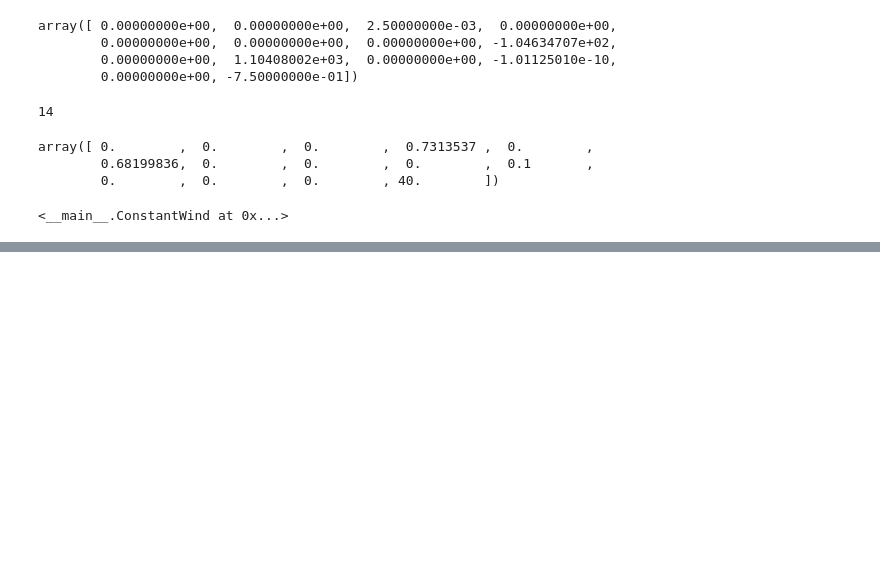
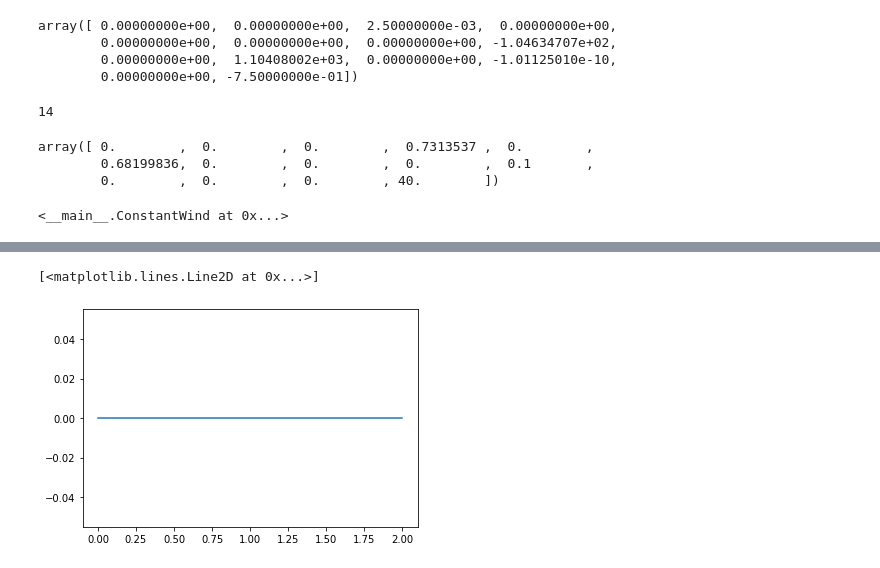
Before and after one commit to dev10110/rocketPy, a Jupyter notebook: examples/simulate_testing.ipynb, the cells around one changed output, grey strips where cells are left out. Cells and saved outputs as stored; diff of their text form; code cells hidden in the pictures; blank space fills up the shorter version.

```diff
--- a/examples/simulate_testing.ipynb
+++ b/examples/simulate_testing.ipynb
@@ -510,6 +530,6 @@ wind_constant
 # %% [output]
 <__main__.ConstantWind at 0x...>
 # %%
-sol = spint.solve_ivp(sim.dynamics, [0,5], state0.vector(), args = (thrust_curve_simple_burn, wind_constant))
+sol = spint.solve_ivp(sim.dynamics, [0,2], state0.vector(), args = (thrust_curve_simple_burn, wind_constant))
 # %%
 sol
@@ -526,3 +590,8 @@ plt.plot(sol.t, pos_sol.T)
+# %%
+plt.plot(sol.t, sol.y[10][:])
+# %% [output]
+[<matplotlib.lines.Line2D at 0x...>]
+[figure, added]
 # %%
 
 (r.xcp(Mach=0) - r.xcg())
```
Also changed, not shown: parts of 5 cells of this notebook.
